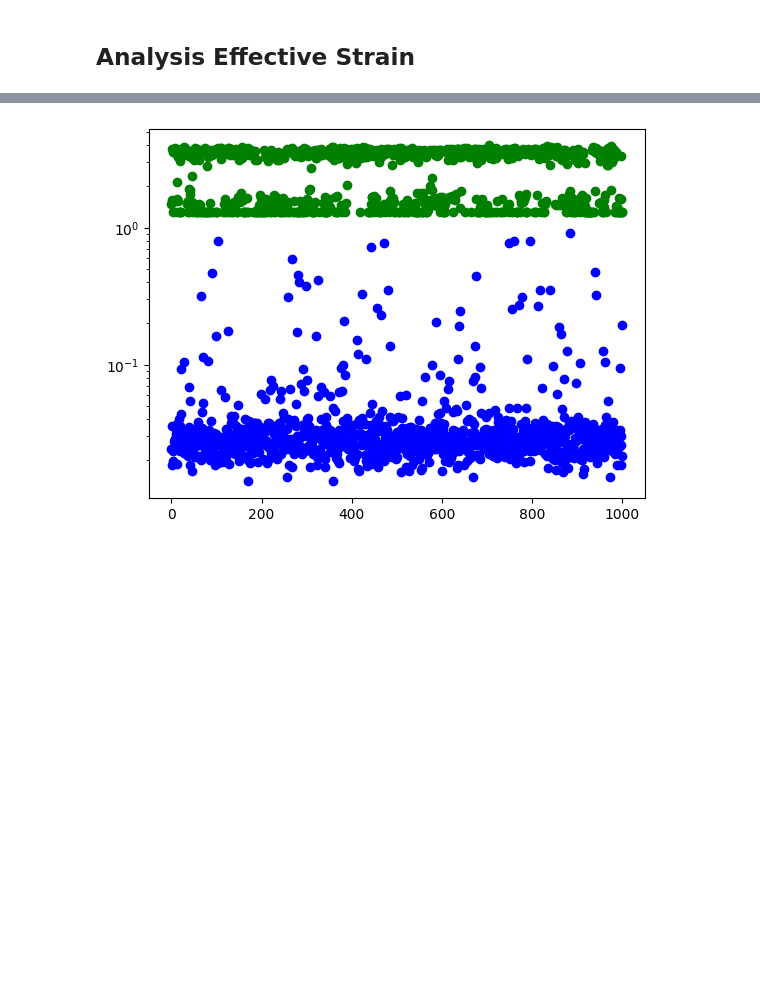
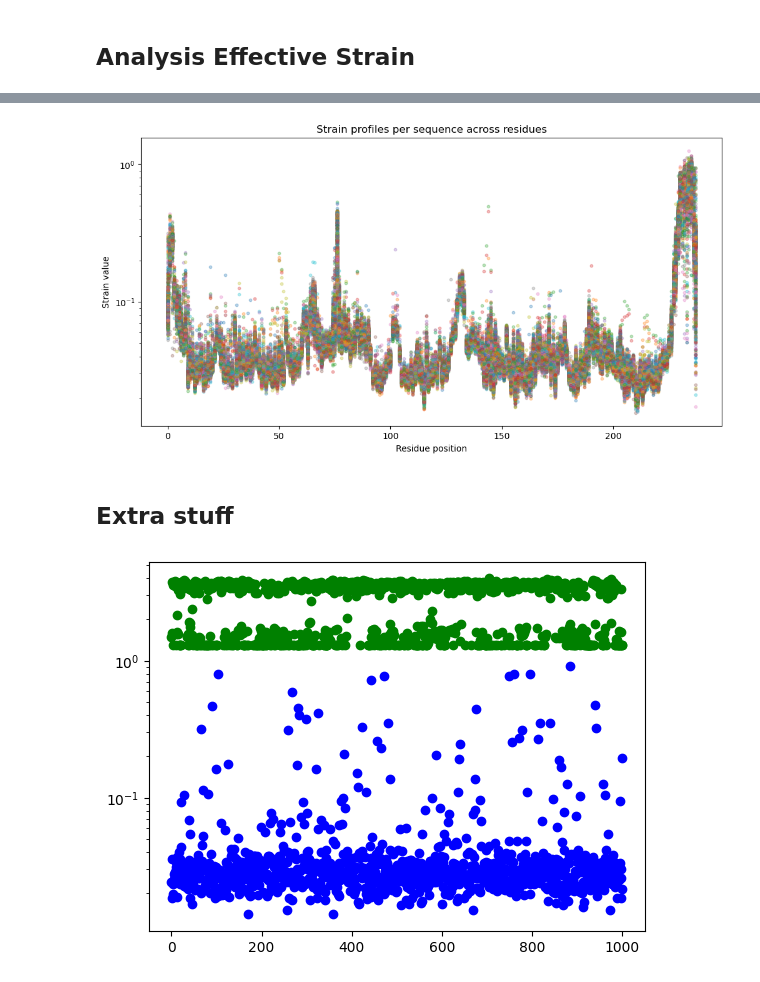
Before and after one commit to Thomasbush9/gfp_function_prediction, a Jupyter notebook: notebooks/effective_strain.ipynb, the cells around one changed output, grey strips where cells are left out. Cells and saved outputs as stored; diff of their text form; code cells hidden in the pictures; blank space fills up the shorter version.

```diff
--- a/notebooks/effective_strain.ipynb
+++ b/notebooks/effective_strain.ipynb
@@ -148,0 +144,3 @@ index_path = Path('/workspace/gfp_function_prediction/data/20250731_203124_subsa
+# %%
+main_dir = Path("/n/home06/tbush/gfp_function_prediction/data/outputs/chunks_20250904_095836")
+tsv_path = Path("/n/home06/tbush/gfp_function_prediction/data/raw_data/amino_acid_genotypes_to_brightness.tsv")
@@ -149 +205,3 @@ index_path = Path('/workspace/gfp_function_prediction/data/20250731_203124_subsa
+# %%
+strain_t, files_id, files = load_strain_numpy_recursive(main_dir)
 # %%
@@ -226,3 +245,17 @@ final_df = pd.concat([
+# %%
+plt.figure(figsize=(12,6))
+for i in range(strain_t.shape[0]):   # loop over sequences
+    plt.scatter(range(strain_t.shape[1]), strain_t[i, :], alpha=0.3, s=10)
+
+plt.xlabel("Residue position")
+plt.ylabel("Strain value")
+plt.yscale("log")
+plt.title("Strain profiles per sequence across residues")
+plt.show()
+# %% [output]
+[figure, added]
+# %% [markdown]
+## Extra stuff
 # %%
 import scipy
 # %%
```
Also changed, not shown: parts of 15 cells of this notebook, 1 other file.
